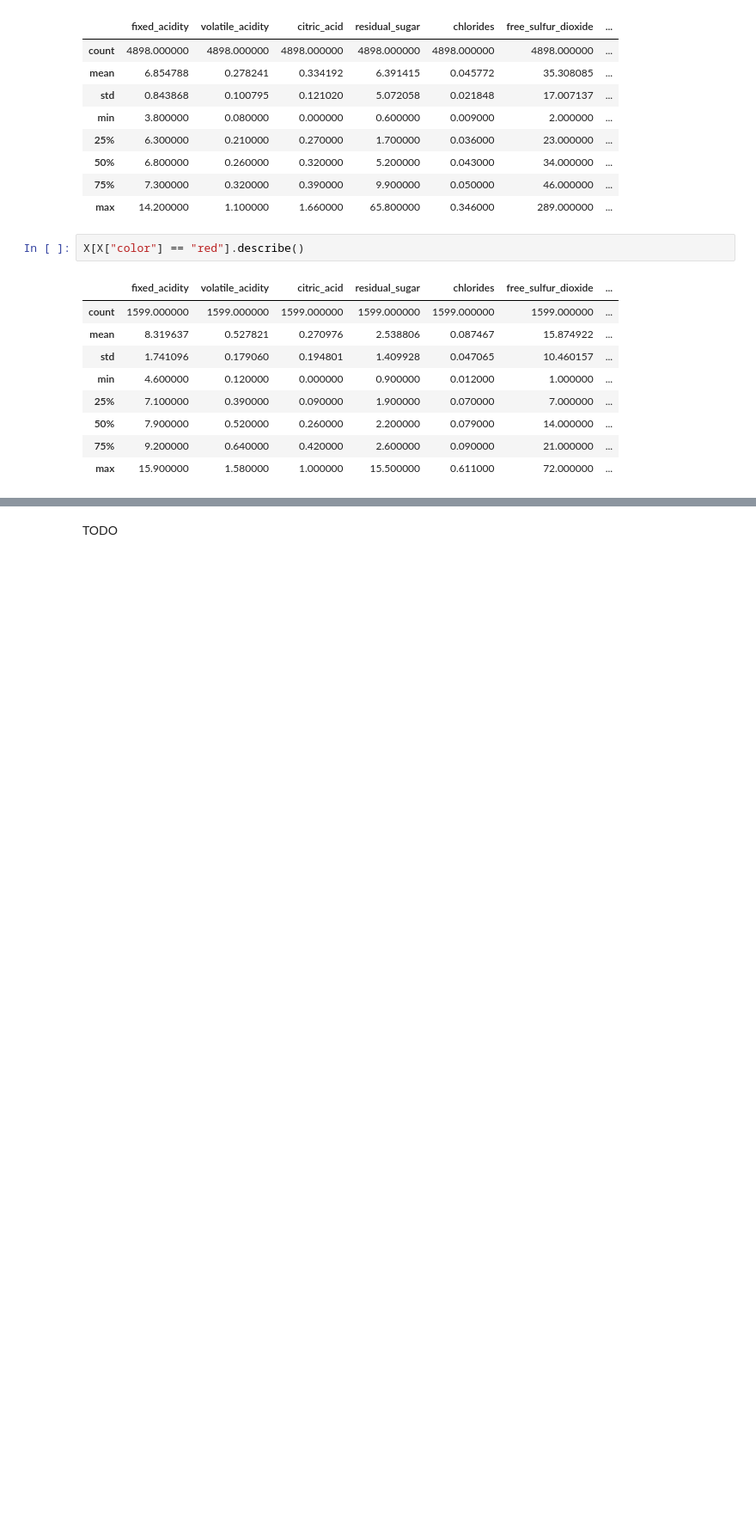
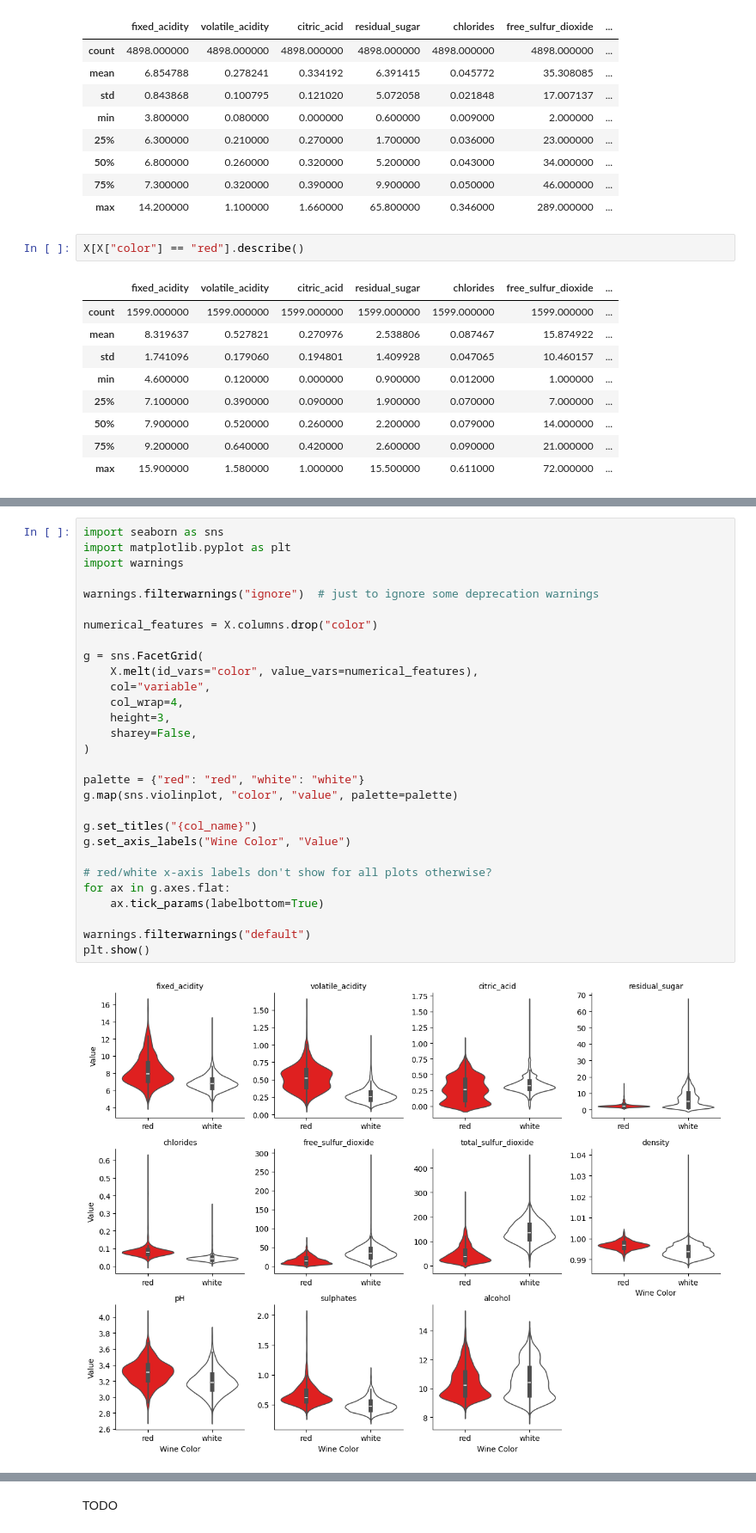
Before and after one commit to hei-isc-ml-stud/w4-isc-ml-imfeldd, a Jupyter notebook: week4-assignment.ipynb, the cells around one changed output, grey strips where cells are left out. Shown at 86% size. Cells and saved outputs as stored; diff of their text form; blank space fills up the shorter version.

```diff
--- a/week4-assignment.ipynb
+++ b/week4-assignment.ipynb
@@ -165,0 +210,31 @@ X[X["color"] == "red"].describe()
+# %%
+import seaborn as sns
+import matplotlib.pyplot as plt
+import warnings
+
+warnings.filterwarnings("ignore")  # just to ignore some deprecation warnings
+
+numerical_features = X.columns.drop("color")
+
+g = sns.FacetGrid(
+    X.melt(id_vars="color", value_vars=numerical_features),
+    col="variable",
+    col_wrap=4,
+    height=3,
+    sharey=False,
+)
+
+palette = {"red": "red", "white": "white"}
+g.map(sns.violinplot, "color", "value", palette=palette)
+
+g.set_titles("{col_name}")
+g.set_axis_labels("Wine Color", "Value")
+
+# red/white x-axis labels don't show for all plots otherwise?
+for ax in g.axes.flat:
+    ax.tick_params(labelbottom=True)
+
+warnings.filterwarnings("default")
+plt.show()
+# %% [output]
+[figure, added]
```
Also changed, not shown: parts of 17 cells of this notebook, 2 other files.
